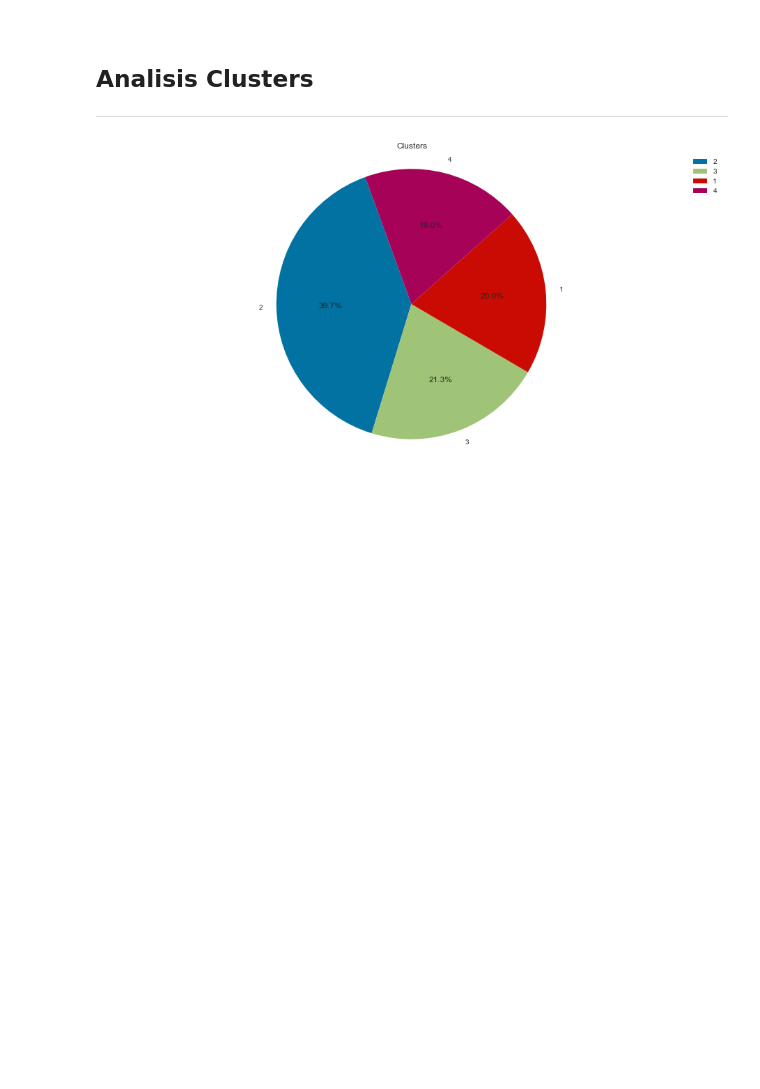
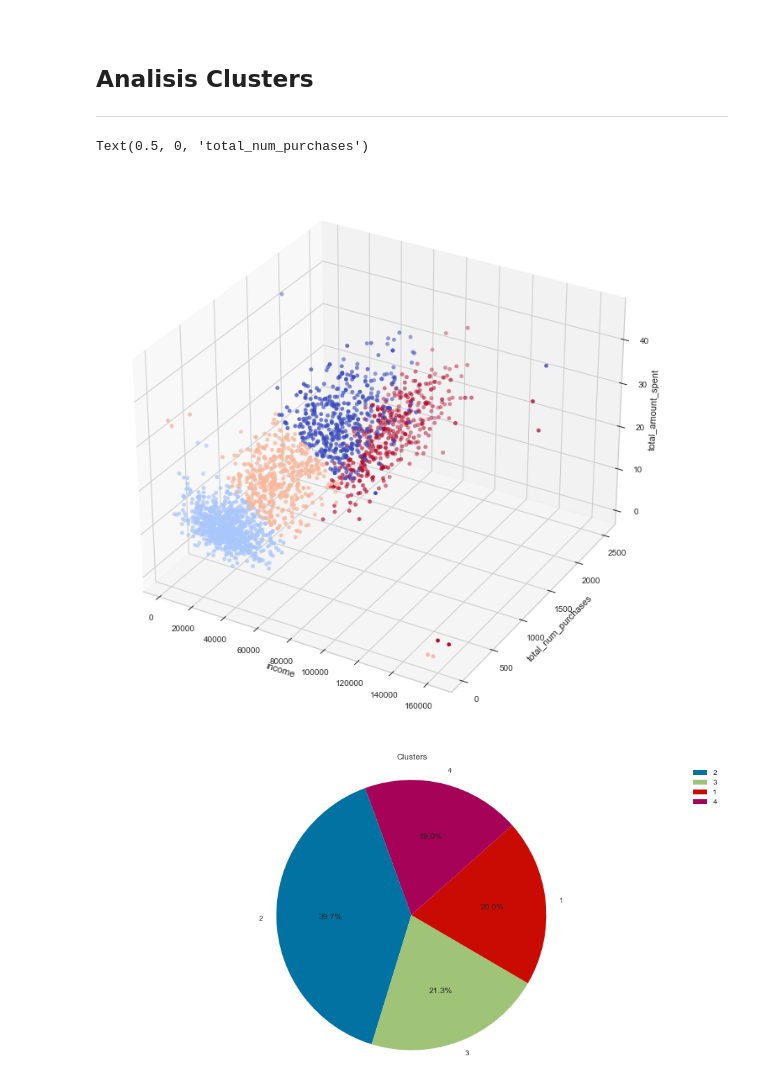
Before and after one commit to Sergi748/modelo_clustering, a Jupyter notebook: clustering_model.ipynb, the cells around one changed output. Saved outputs shown, nothing was run; the diff lists cells and outputs as text; code cells hidden in the pictures; blank space fills up the shorter version.

Commit message:
Grafica 3D clusters

```diff
--- a/clustering_model.ipynb
+++ b/clustering_model.ipynb
@@ -442,6 +442,16 @@ def varplot_per_cluster(var_y, size=(18, 8), df=df):
 # %%
 fig = px.scatter_3d(df, x="income", y="total_amount_spent", z="total_num_purchases", color='Clusters', width=800, height=800)
 fig.show()
+# %%
+fig = plt.figure(figsize=(22, 12))
+ax = plt.axes(projection='3d')
+ax.scatter3D(df.income, df.total_amount_spent, df.total_num_purchases, c=df.Clusters, cmap = 'coolwarm')
+ax.set_xlabel('income')
+ax.set_zlabel('total_amount_spent')
+ax.set_ylabel('total_num_purchases')
+# %% [output]
+Text(0.5, 0, 'total_num_purchases')
+[figure, added]
 # %%
 pie_plot('Clusters', size=(16, 8), df=df)
 # %% [output]
```
